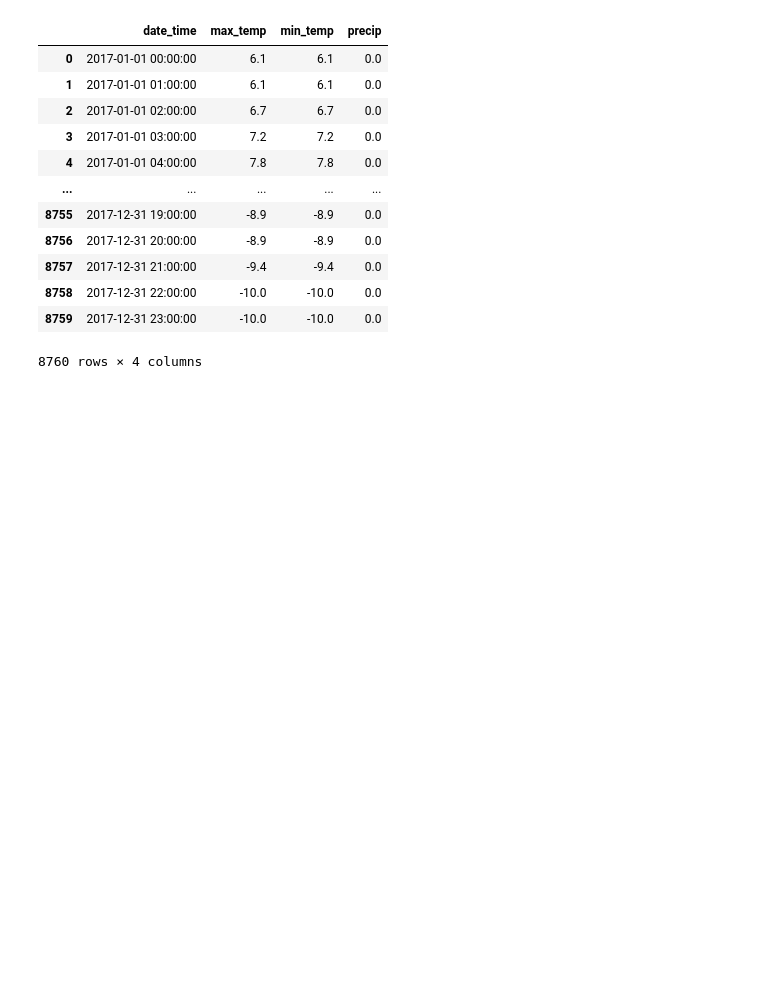
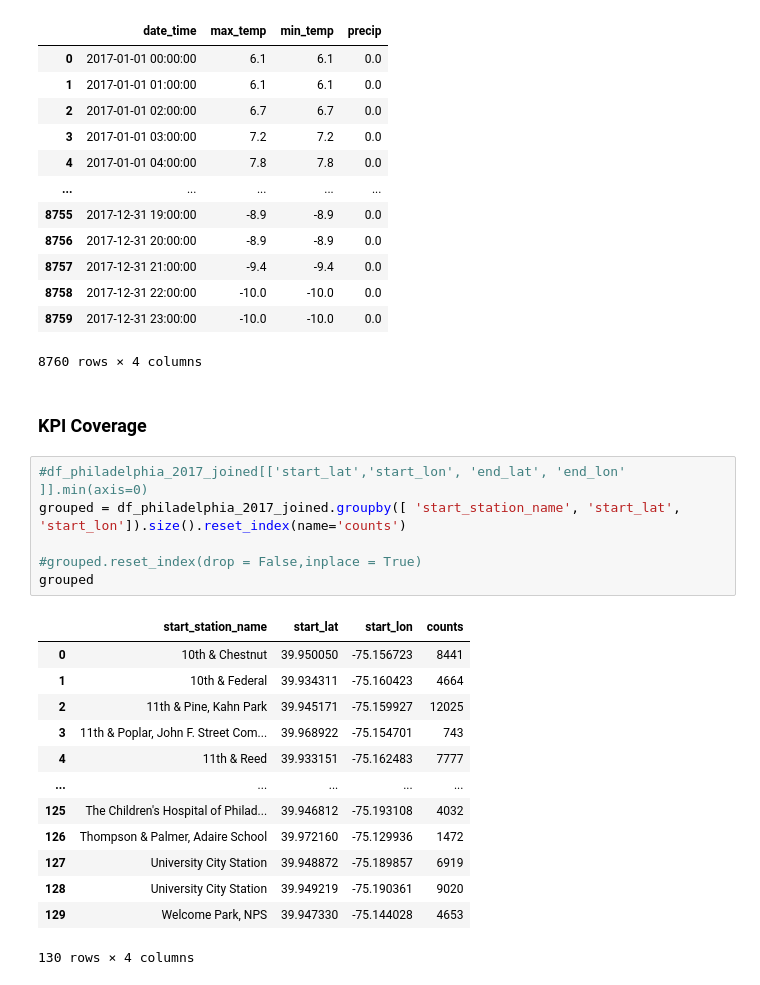
Before and after one commit to yassinehammou27/intentionally_blank, a Jupyter notebook: Team Assignment - Intentionally Blank.ipynb, the cells around one changed output. Drawn from its saved outputs; the diff is of its cells as text; blank space fills up the shorter version.

```diff
--- a/Team Assignment - Intentionally Blank.ipynb
+++ b/Team Assignment - Intentionally Blank.ipynb
@@ -252,3 +283,25 @@ display(df_weather_2017)
 | 8758 | 2017-12-31 22:00:00 | -10.0 | -10.0 | 0.0 |
 | 8759 | 2017-12-31 23:00:00 | -10.0 | -10.0 | 0.0 |
 8760 rows × 4 columns
+# %% [markdown]
+### KPI Coverage
+# %%
+#df_philadelphia_2017_joined[['start_lat','start_lon', 'end_lat', 'end_lon' ]].min(axis=0)
+grouped = df_philadelphia_2017_joined.groupby([ 'start_station_name', 'start_lat', 'start_lon']).size().reset_index(name='counts')
+
+#grouped.reset_index(drop = False,inplace = True)
+grouped
+# %% [output]
+|  | start_station_name | start_lat | start_lon | counts |
+| 0 | 10th & Chestnut | 39.950050 | -75.156723 | 8441 |
+| 1 | 10th & Federal | 39.934311 | -75.160423 | 4664 |
+| 2 | 11th & Pine, Kahn Park | 39.945171 | -75.159927 | 12025 |
+| 3 | 11th & Poplar, John F. Street Com... | 39.968922 | -75.154701 | 743 |
+| 4 | 11th & Reed | 39.933151 | -75.162483 | 7777 |
+| ... | ... | ... | ... | ... |
+| 125 | The Children's Hospital of Philad... | 39.946812 | -75.193108 | 4032 |
+| 126 | Thompson & Palmer, Adaire School | 39.972160 | -75.129936 | 1472 |
+| 127 | University City Station | 39.948872 | -75.189857 | 6919 |
+| 128 | University City Station | 39.949219 | -75.190361 | 9020 |
+| 129 | Welcome Park, NPS | 39.947330 | -75.144028 | 4653 |
+130 rows × 4 columns
```
Also changed, not shown: parts of 15 cells of this notebook.
